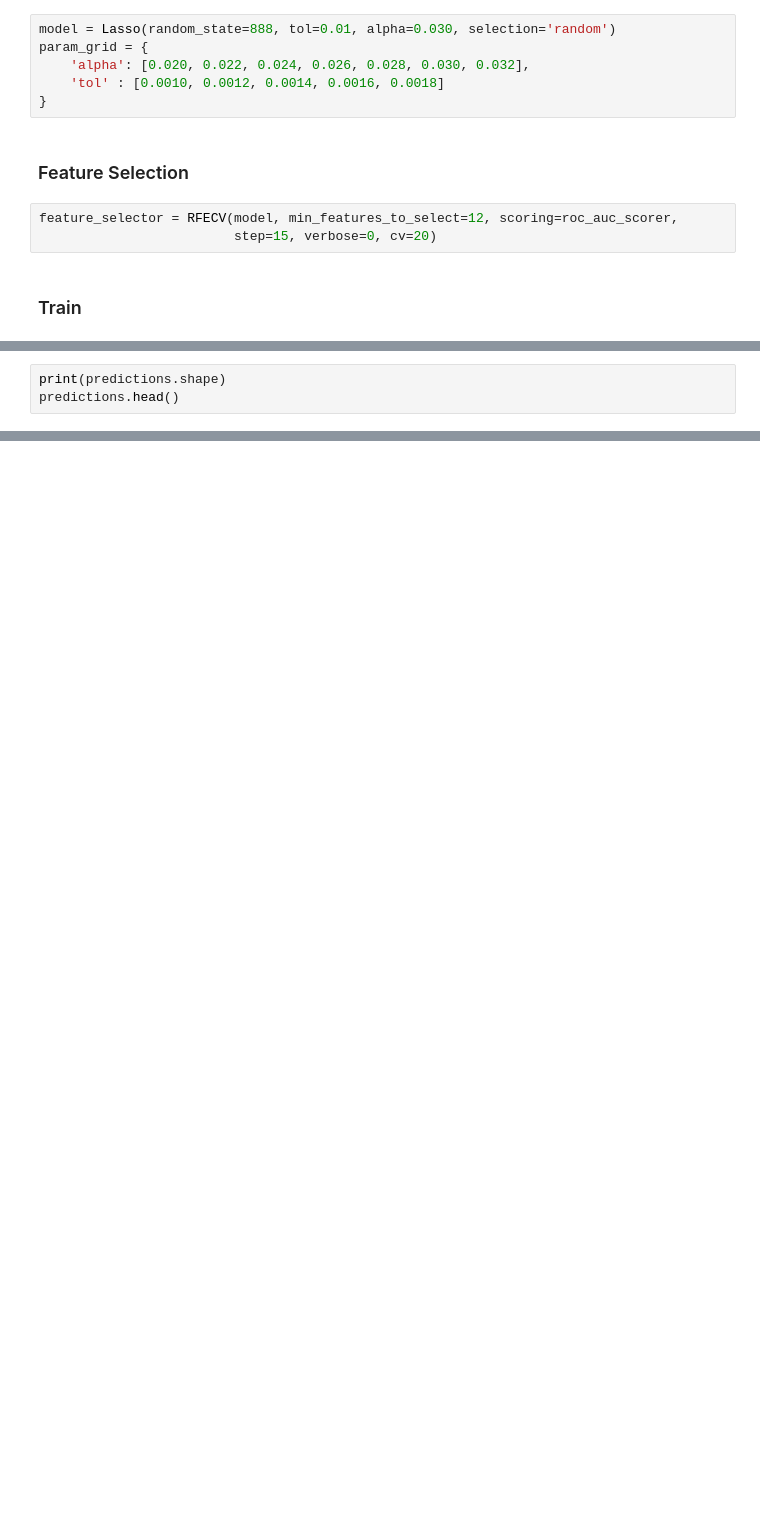
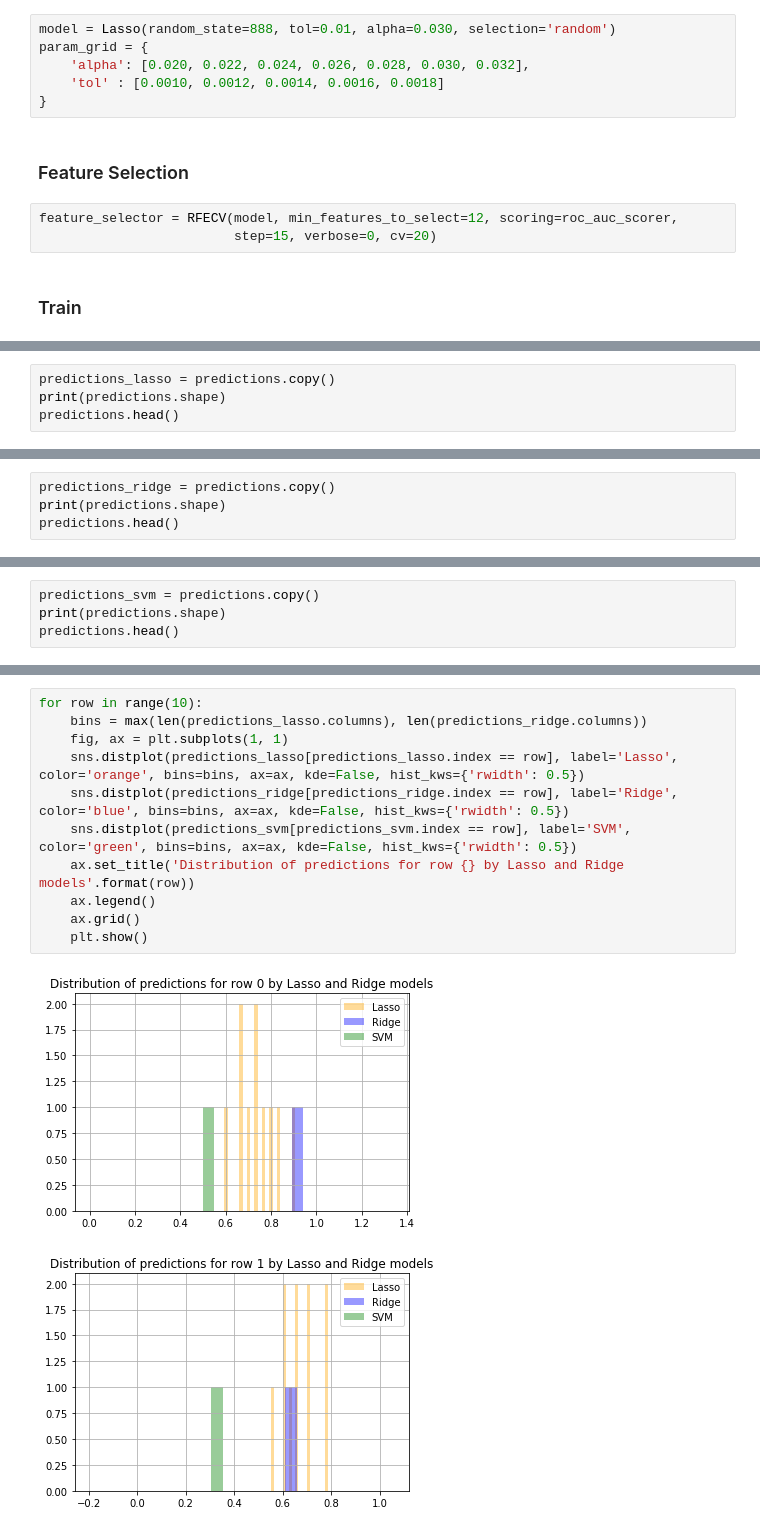
Before and after one commit to AidanCooper/data-science-competitions, a Jupyter notebook: DontOverfit/DontOverfit.ipynb, the cells around one changed output, grey strips where cells are left out. Saved outputs shown, nothing was run; the diff lists cells and outputs as text; blank space fills up the shorter version.

Commit message:
20190427232806
Lasso Ridge SVM ensemble
Scores 0.843

```diff
--- a/DontOverfit/DontOverfit.ipynb
+++ b/DontOverfit/DontOverfit.ipynb
@@ -187,4 +192,5 @@ Counter: 20/20, Cumulative run time: 48 seconds
 # %%
+predictions_lasso = predictions.copy()
 print(predictions.shape)
 predictions.head()
 # %% [output]
@@ -197,0 +273,4 @@ predictions.head()
+# %%
+predictions_ridge = predictions.copy()
+print(predictions.shape)
+predictions.head()
@@ -197,0 +350,4 @@ predictions.head()
+# %%
+predictions_svm = predictions.copy()
+print(predictions.shape)
+predictions.head()
@@ -197,0 +364,14 @@ predictions.head()
+# %%
+for row in range(10):
+    bins = max(len(predictions_lasso.columns), len(predictions_ridge.columns))
+    fig, ax = plt.subplots(1, 1)
+    sns.distplot(predictions_lasso[predictions_lasso.index == row], label='Lasso', color='orange', bins=bins, ax=ax, kde=False, hist_kws={'rwidth': 0.5})
+    sns.distplot(predictions_ridge[predictions_ridge.index == row], label='Ridge', color='blue', bins=bins, ax=ax, kde=False, hist_kws={'rwidth': 0.5})
+    sns.distplot(predictions_svm[predictions_svm.index == row], label='SVM', color='green', bins=bins, ax=ax, kde=False, hist_kws={'rwidth': 0.5})
+    ax.set_title('Distribution of predictions for row {} by Lasso and Ridge models'.format(row))
+    ax.legend()
+    ax.grid()
+    plt.show()
+# %% [output]
+[figure, added]
+[figure, added]
```
Also changed, not shown: parts of 31 cells of this notebook.
